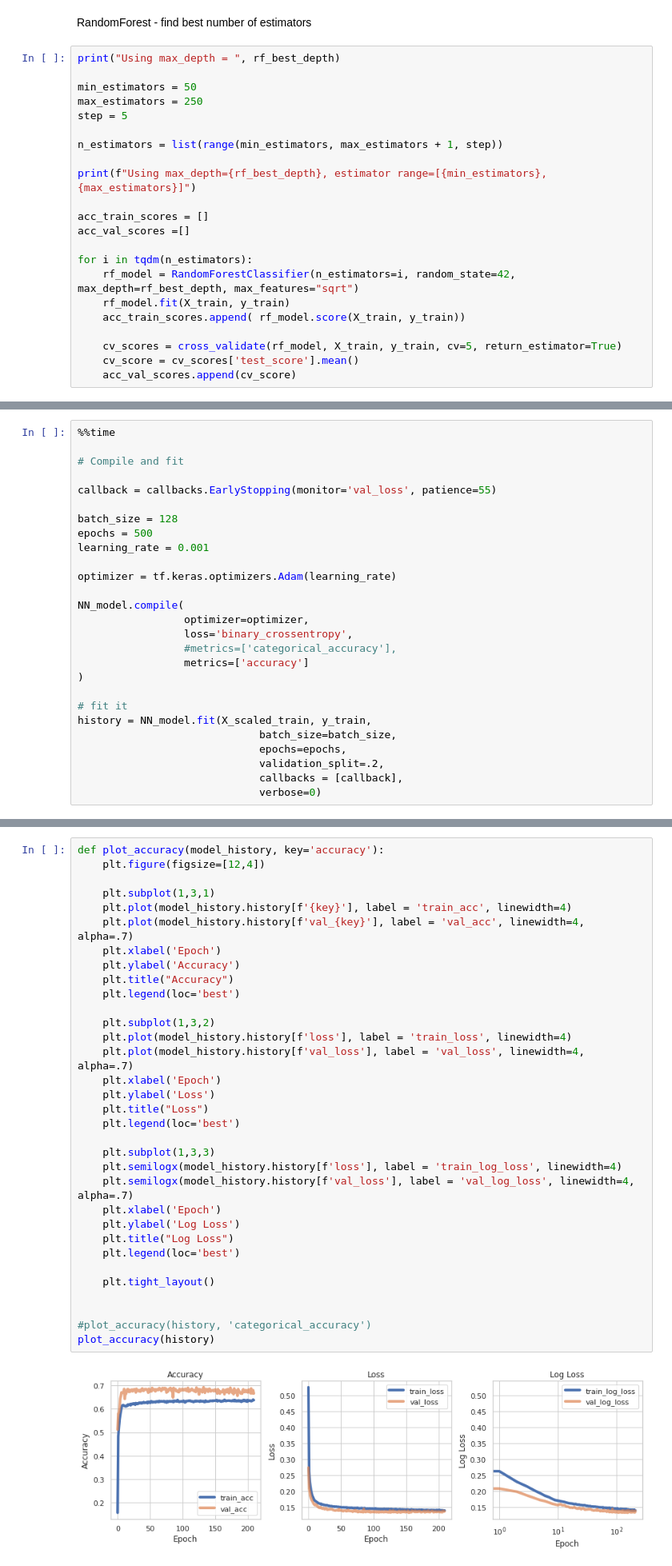
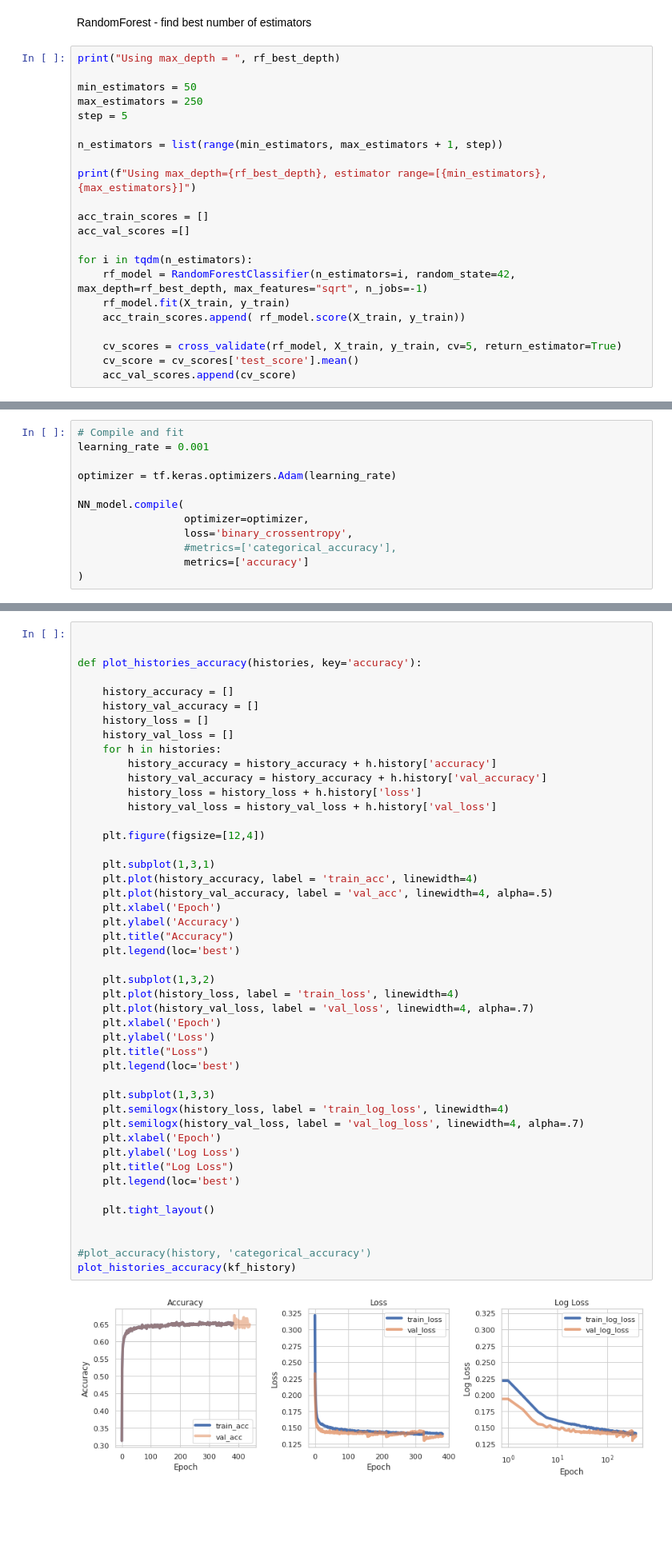
Before and after one commit to sabderra/cs109a_project, a Jupyter notebook: player_position_model-v2.ipynb, the cells around one changed output, grey strips where cells are left out. Shown at 80% size. Saved outputs shown, nothing was run; the diff lists cells and outputs as text; blank space fills up the shorter version.

```diff
--- a/player_position_model-v2.ipynb
+++ b/player_position_model-v2.ipynb
@@ -688,7 +621,7 @@ acc_train_scores = []
 acc_val_scores =[]
 
 for i in tqdm(n_estimators):
-    rf_model = RandomForestClassifier(n_estimators=i, random_state=42, max_depth=rf_best_depth, max_features="sqrt")
+    rf_model = RandomForestClassifier(n_estimators=i, random_state=42, max_depth=rf_best_depth, max_features="sqrt", n_jobs=-1)
     rf_model.fit(X_train, y_train)
     acc_train_scores.append( rf_model.score(X_train, y_train))
 
@@ -957,14 +910,7 @@ Trainable params: 27,285
 Non-trainable params: 0
 _________________________________________________________________
 # %%
-%%time
-
 # Compile and fit
-
-callback = callbacks.EarlyStopping(monitor='val_loss', patience=55)
-
-batch_size = 128
-epochs = 500
 learning_rate = 0.001
 
 optimizer = tf.keras.optimizers.Adam(learning_rate)
@@ -975,11 +921,3 @@ NN_model.compile(
                  #metrics=['categorical_accuracy'],
                  metrics=['accuracy']
 )
-
-# fit it
-history = NN_model.fit(X_scaled_train, y_train,
-                             batch_size=batch_size,
-                             epochs=epochs,
-                             validation_split=.2,
-                             callbacks = [callback],
-                             verbose=0)
@@ -989,35 +1004,48 @@ Wall time: 30.3 s
 # %%
-def plot_accuracy(model_history, key='accuracy'):
+
+
+def plot_histories_accuracy(histories, key='accuracy'):
+
+    history_accuracy = []
+    history_val_accuracy = []
+    history_loss = []
+    history_val_loss = []
+    for h in histories:
+        history_accuracy = history_accuracy + h.history['accuracy']
+        history_val_accuracy = history_accuracy + h.history['val_accuracy']
+        history_loss = history_loss + h.history['loss']
+        history_val_loss = history_val_loss + h.history['val_loss']
+
     plt.figure(figsize=[12,4])
 
     plt.subplot(1,3,1)
-    plt.plot(model_history.history[f'{key}'], label = 'train_acc', linewidth=4)
-    plt.plot(model_history.history[f'val_{key}'], label = 'val_acc', linewidth=4, alpha=.7)
+    plt.plot(history_accuracy, label = 'train_acc', linewidth=4)
+    plt.plot(history_val_accuracy, label = 'val_acc', linewidth=4, alpha=.5)
     plt.xlabel('Epoch')
     plt.ylabel('Accuracy')
     plt.title("Accuracy")
     plt.legend(loc='best')
 
     plt.subplot(1,3,2)
-    plt.plot(model_history.history[f'loss'], label = 'train_loss', linewidth=4)
-    plt.plot(model_history.history[f'val_loss'], label = 'val_loss', linewidth=4, alpha=.7)
+    plt.plot(history_loss, label = 'train_loss', linewidth=4)
+    plt.plot(history_val_loss, label = 'val_loss', linewidth=4, alpha=.7)
     plt.xlabel('Epoch')
     plt.ylabel('Loss')
     plt.title("Loss")
     plt.legend(loc='best')
 
     plt.subplot(1,3,3)
-    plt.semilogx(model_history.history[f'loss'], label = 'train_log_loss', linewidth=4)
-    plt.semilogx(model_history.history[f'val_loss'], label = 'val_log_loss', linewidth=4, alpha=.7)
+    plt.semilogx(history_loss, label = 'train_log_loss', linewidth=4)
+    plt.semilogx(history_val_loss, label = 'val_log_loss', linewidth=4, alpha=.7)
     plt.xlabel('Epoch')
     plt.ylabel('Log Loss')
     plt.title("Log Loss")
     plt.legend(loc='best')
 
     plt.tight_layout()
 
 
 #plot_accuracy(history, 'categorical_accuracy')
-plot_accuracy(history)
+plot_histories_accuracy(kf_history)
 # %% [output]
-[figure, old version]
+[figure, new version]
```
Also changed, not shown: parts of 48 cells of this notebook.
